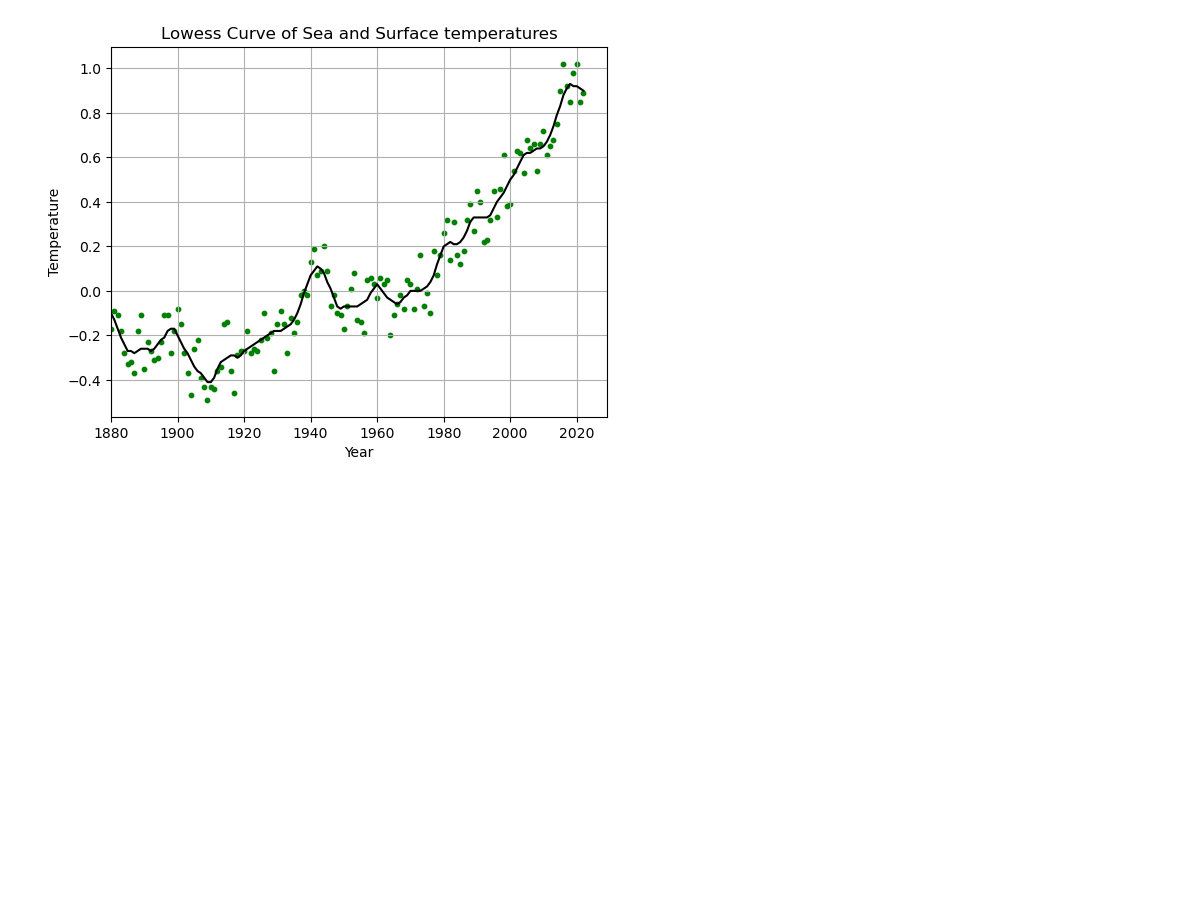
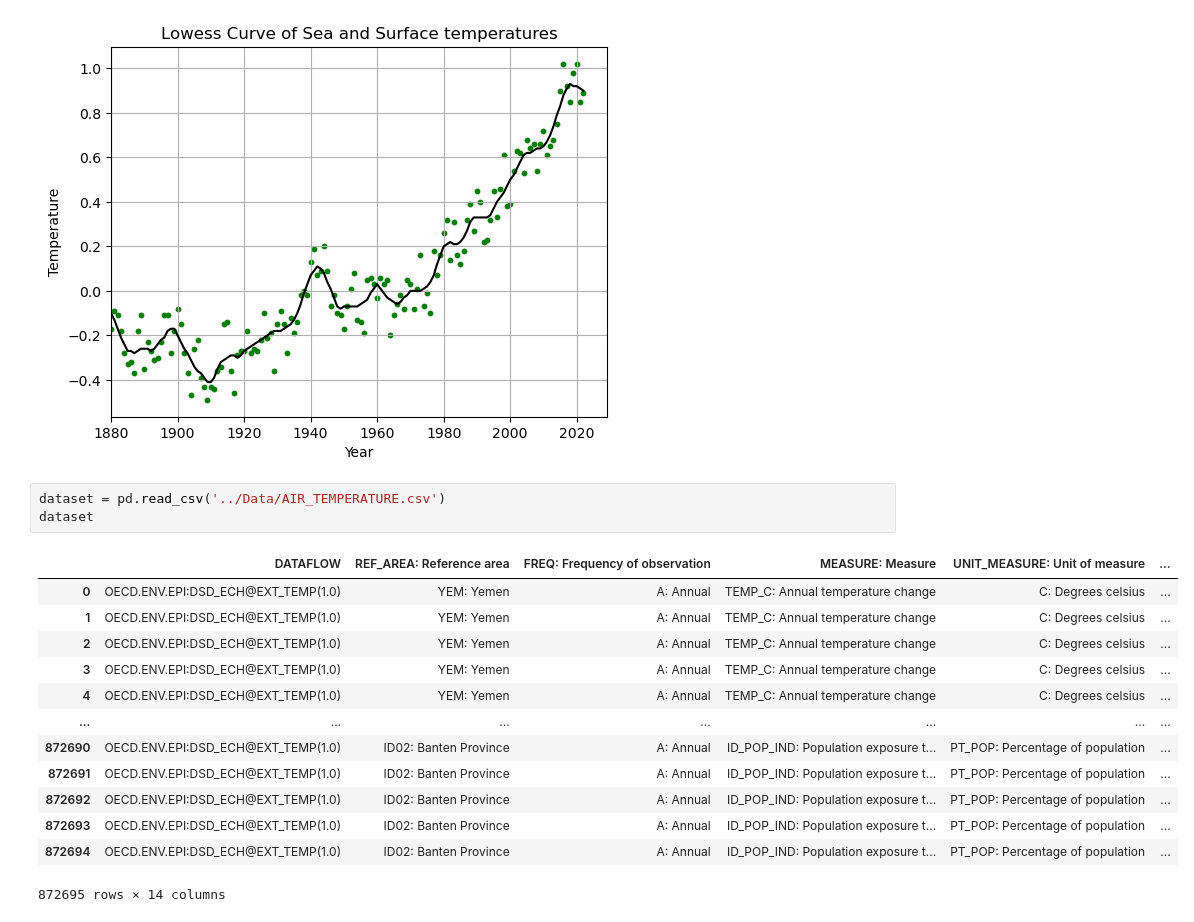
Before and after one commit to camagaKhan/BigDataProcessingClimateChange, a Jupyter notebook: notebooks/temperature.ipynb, the cells around one changed output. Drawn from its saved outputs; the diff is of its cells as text; blank space fills up the shorter version.

Commit message:
added temperature dataset

```diff
--- a/notebooks/temperature.ipynb
+++ b/notebooks/temperature.ipynb
@@ -62,3 +62,20 @@ plt.grid()
 plt.show()
 # %% [output]
 [figure]
+# %%
+dataset = pd.read_csv('../Data/AIR_TEMPERATURE.csv')
+dataset
+# %% [output]
+|  | DATAFLOW | REF_AREA: Reference area | FREQ: Frequency of observation | MEASURE: Measure | UNIT_MEASURE: Unit of measure | ... |
+| 0 | OECD.ENV.EPI:DSD_ECH@EXT_TEMP(1.0) | YEM: Yemen | A: Annual | TEMP_C: Annual temperature change | C: Degrees celsius | ... |
+| 1 | OECD.ENV.EPI:DSD_ECH@EXT_TEMP(1.0) | YEM: Yemen | A: Annual | TEMP_C: Annual temperature change | C: Degrees celsius | ... |
+| 2 | OECD.ENV.EPI:DSD_ECH@EXT_TEMP(1.0) | YEM: Yemen | A: Annual | TEMP_C: Annual temperature change | C: Degrees celsius | ... |
+| 3 | OECD.ENV.EPI:DSD_ECH@EXT_TEMP(1.0) | YEM: Yemen | A: Annual | TEMP_C: Annual temperature change | C: Degrees celsius | ... |
+| 4 | OECD.ENV.EPI:DSD_ECH@EXT_TEMP(1.0) | YEM: Yemen | A: Annual | TEMP_C: Annual temperature change | C: Degrees celsius | ... |
+| ... | ... | ... | ... | ... | ... | ... |
+| 872690 | OECD.ENV.EPI:DSD_ECH@EXT_TEMP(1.0) | ID02: Banten Province | A: Annual | ID_POP_IND: Population exposure t... | PT_POP: Percentage of population | ... |
+| 872691 | OECD.ENV.EPI:DSD_ECH@EXT_TEMP(1.0) | ID02: Banten Province | A: Annual | ID_POP_IND: Population exposure t... | PT_POP: Percentage of population | ... |
+| 872692 | OECD.ENV.EPI:DSD_ECH@EXT_TEMP(1.0) | ID02: Banten Province | A: Annual | ID_POP_IND: Population exposure t... | PT_POP: Percentage of population | ... |
+| 872693 | OECD.ENV.EPI:DSD_ECH@EXT_TEMP(1.0) | ID02: Banten Province | A: Annual | ID_POP_IND: Population exposure t... | PT_POP: Percentage of population | ... |
+| 872694 | OECD.ENV.EPI:DSD_ECH@EXT_TEMP(1.0) | ID02: Banten Province | A: Annual | ID_POP_IND: Population exposure t... | PT_POP: Percentage of population | ... |
+872695 rows × 14 columns
```
Also changed, not shown: parts of 8 cells of this notebook, 2 other files.
